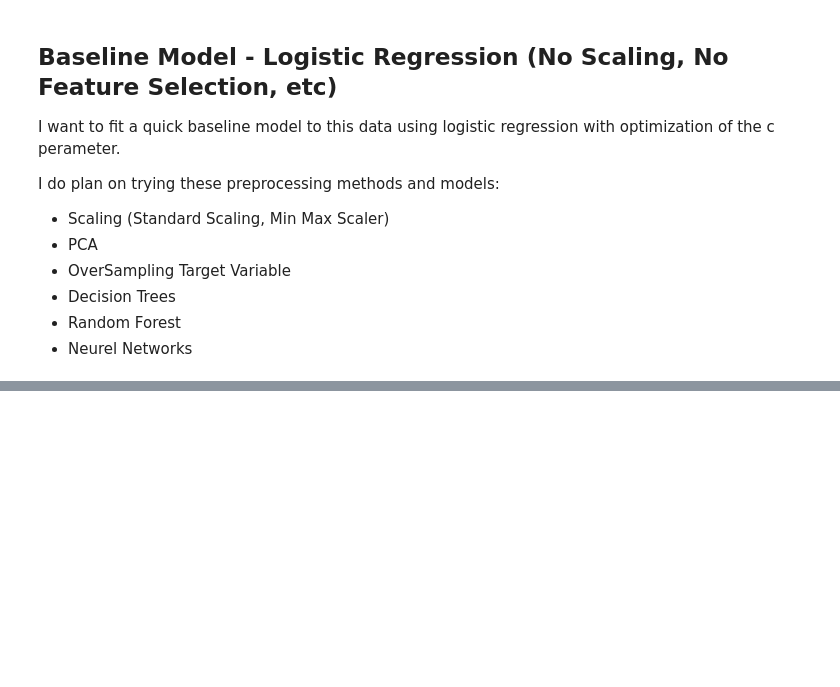
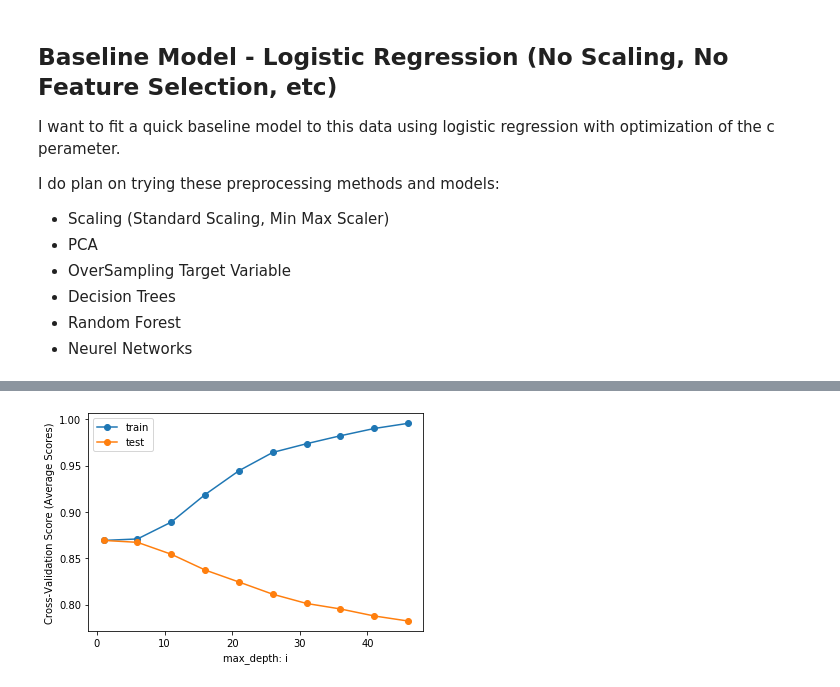
Before and after one commit to andrewhnberry/Identifying-bad-debt, a Jupyter notebook: Part 2 - Predicting Bad Loans.ipynb, the cells around one changed output, grey strips where cells are left out. Drawn from its saved outputs; the diff is of its cells as text; code cells hidden in the pictures; blank space fills up the shorter version.

```diff
--- a/Part 2 - Predicting Bad Loans.ipynb
+++ b/Part 2 - Predicting Bad Loans.ipynb
@@ -281,0 +343,10 @@ accuracy_score_test
+# %%
+plt.figure()
+plt.plot(depth_range, accuracy_score_train_dt,label="train",marker='o')
+plt.plot(depth_range, accuracy_score_test_dt,label="test",marker='o')
+plt.legend()
+plt.xlabel('max_depth: i')
+plt.ylabel('Cross-Validation Score (Average Scores)')
+plt.show();
+# %% [output]
+[figure, added]
```
Also changed, not shown: parts of 24 cells of this notebook.
